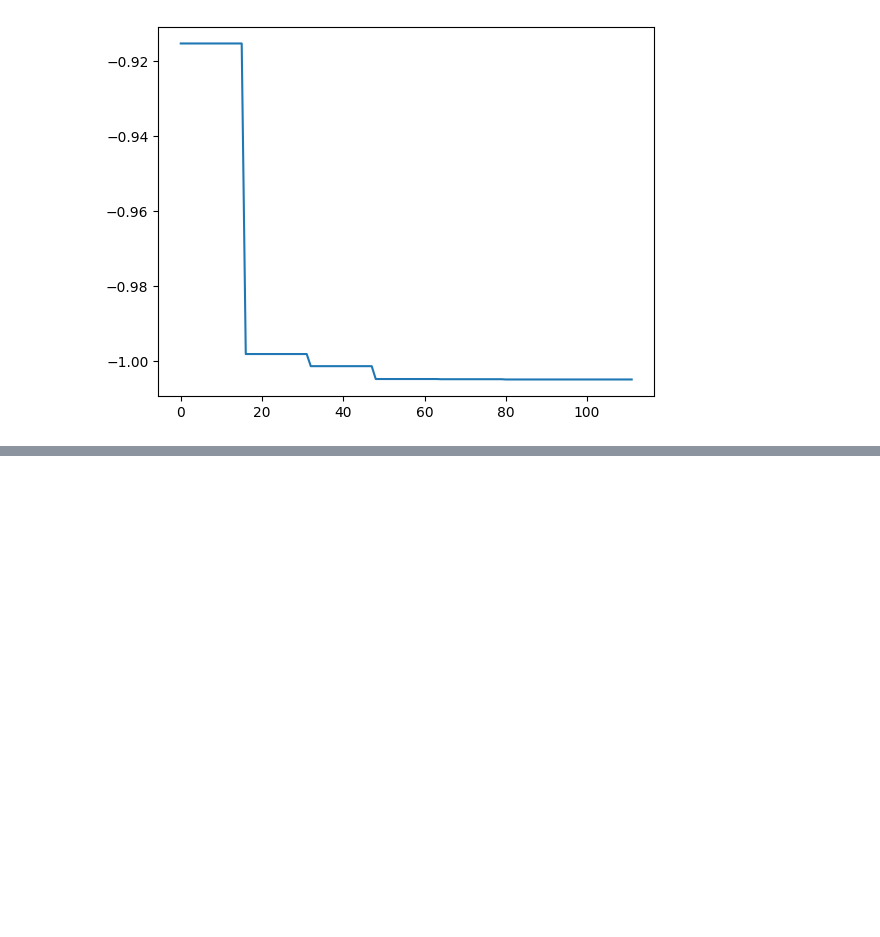
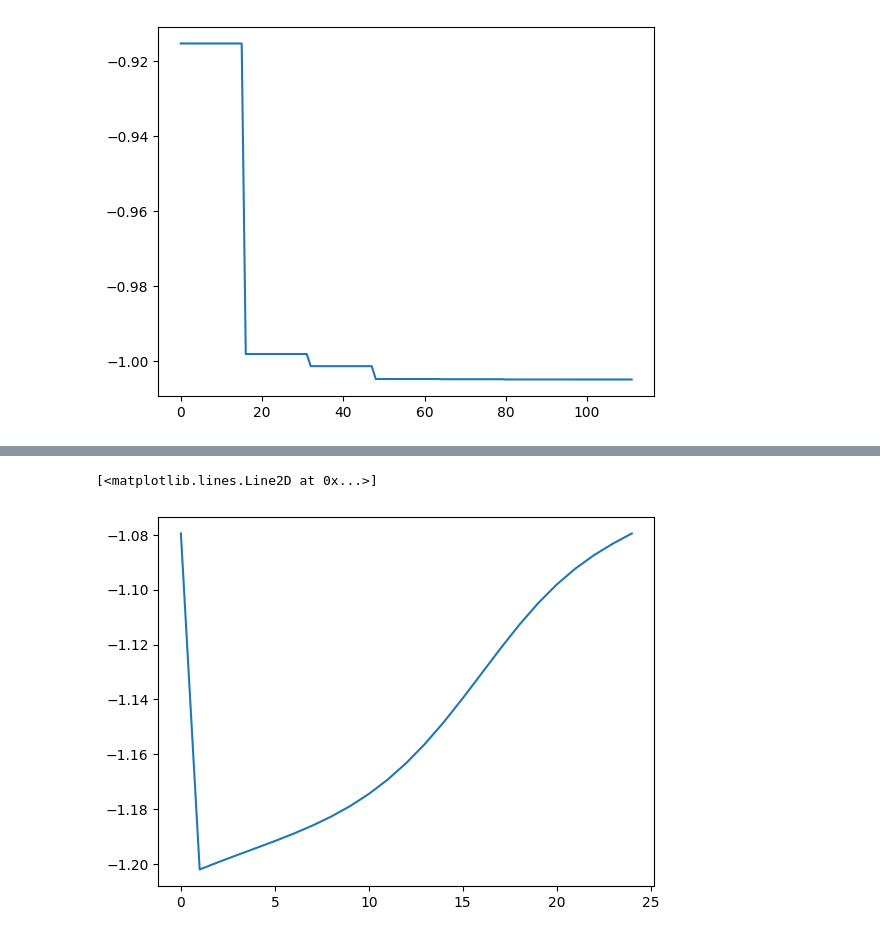
Before and after one commit to azhar-ikhtiarudin/variational-quantum-eigensolver, a Jupyter notebook: Qiskit/N2H4/vqe_n2h4.ipynb, the cells around one changed output, grey strips where cells are left out. Drawn from its saved outputs; the diff is of its cells as text; code cells hidden in the pictures; blank space fills up the shorter version.

Commit message:
add pes energy curve

```diff
--- a/Qiskit/N2H4/vqe_n2h4.ipynb
+++ b/Qiskit/N2H4/vqe_n2h4.ipynb
@@ -419,0 +506,5 @@ with open(file_path, "w") as file:
+# %%
+plt.plot(pes_energy)
+# %% [output]
+[<matplotlib.lines.Line2D at 0x...>]
+[figure, added]
```
Also changed, not shown: parts of 2 cells of this notebook, 2 other files.
